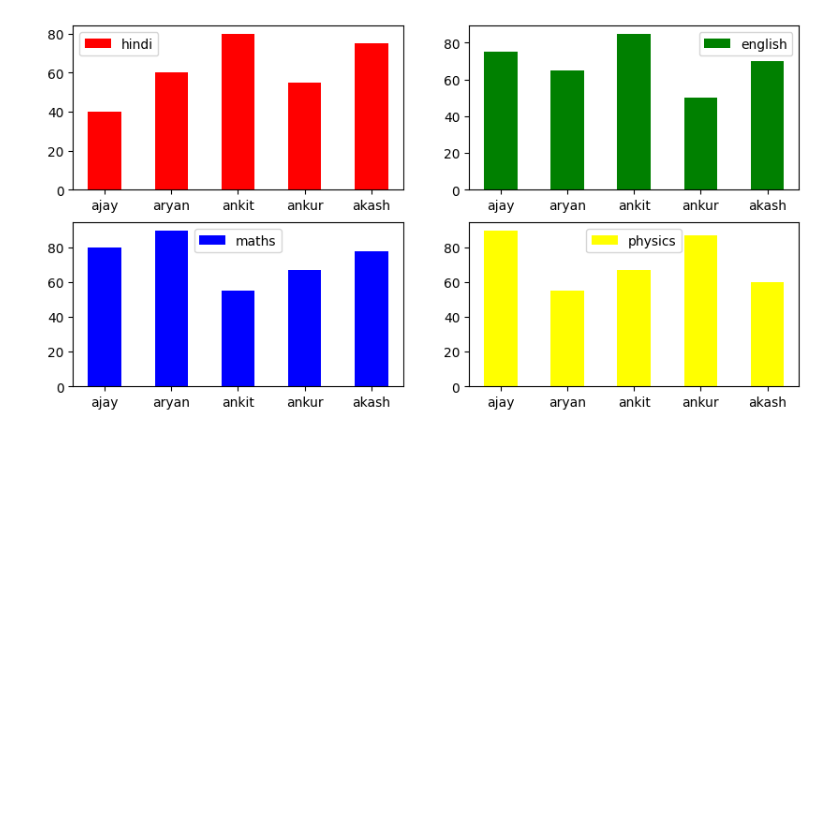
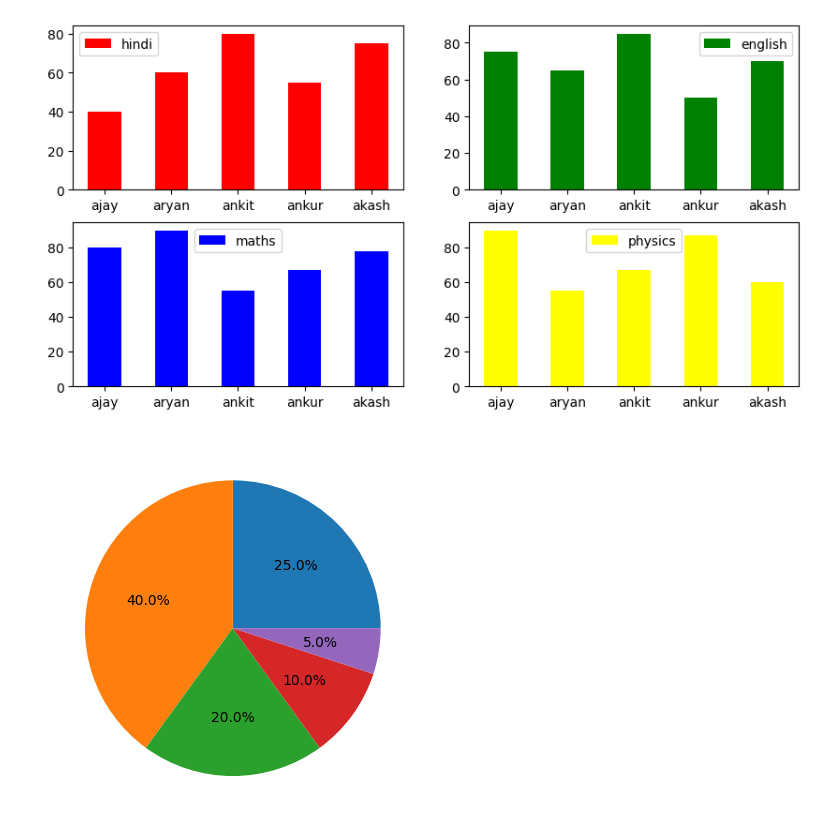
Before and after one commit to Utkash12/digipodium, a Jupyter notebook: data analysis/visualization_prac.ipynb, the cells around one changed output. Cells and saved outputs as stored; diff of their text form; code cells hidden in the pictures; blank space fills up the shorter version.

```diff
--- a/data analysis/visualization_prac.ipynb
+++ b/data analysis/visualization_prac.ipynb
@@ -412,3 +412,9 @@ ax[1][1].legend()
 plt.show()
 # %% [output]
 [figure]
+# %%
+x=np.array([25,40,20,10,5])
+plt.pie(x,autopct='%.1f%%')
+plt.show()
+# %% [output]
+[figure, added]
```
Also changed, not shown: 3 other files.
